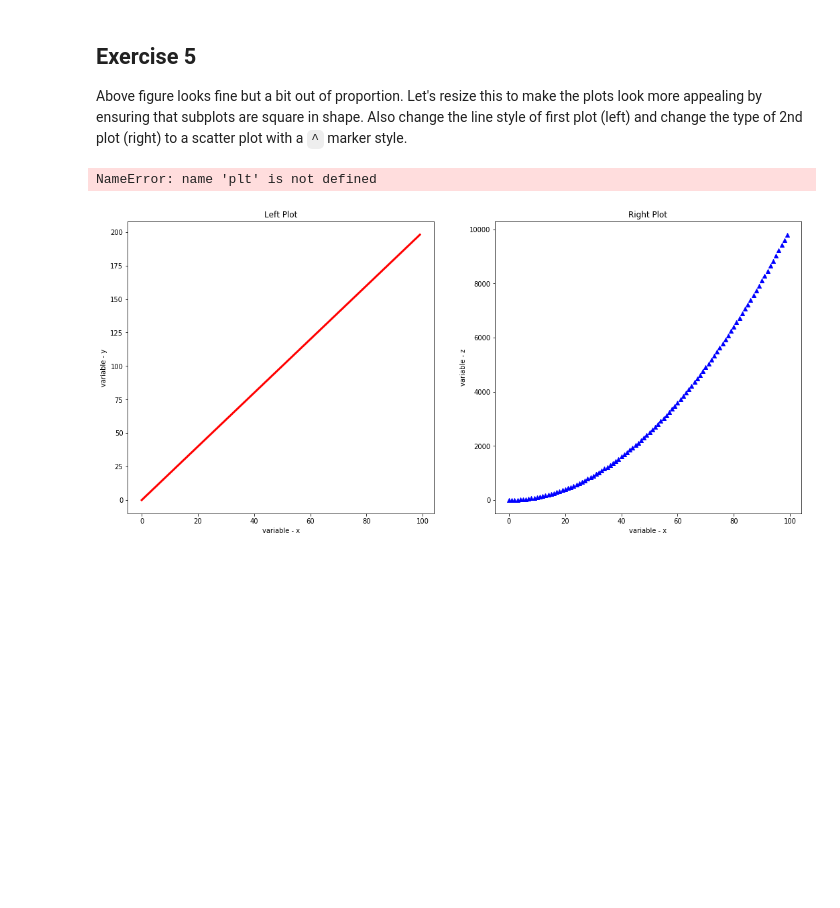
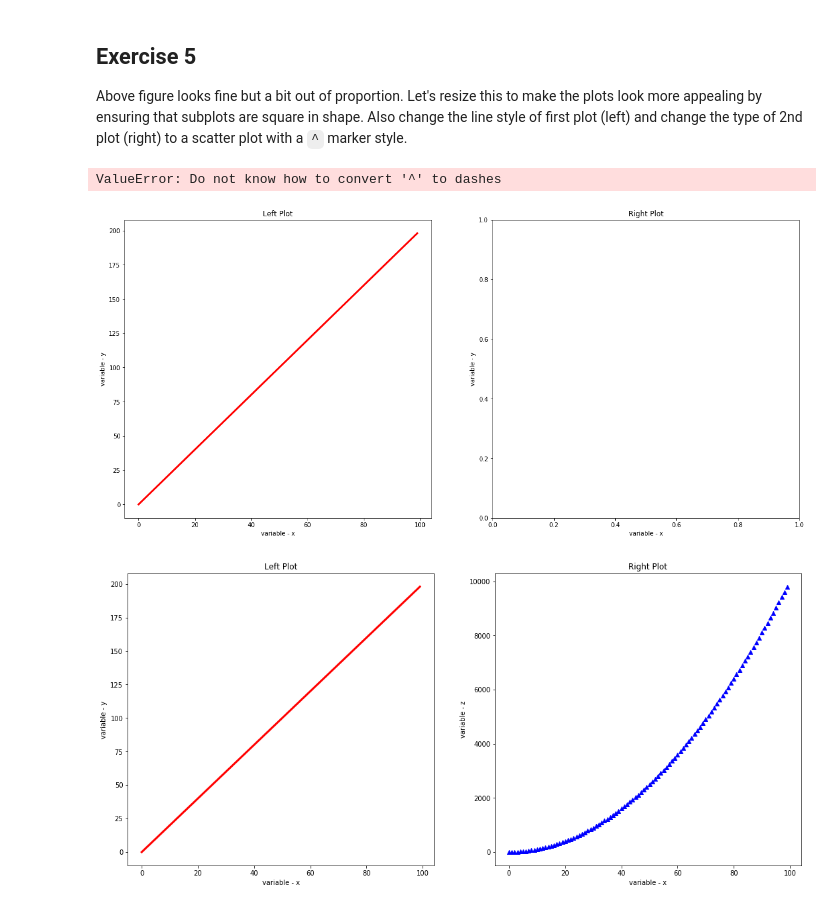
Before and after one commit to kevzha/ds-matplotlib-intro-lab-nyc-ds-career-012819, a Jupyter notebook: index.ipynb, the cells around one changed output. Saved outputs shown, nothing was run; the diff lists cells and outputs as text; code cells hidden in the pictures; blank space fills up the shorter version.

```diff
--- a/index.ipynb
+++ b/index.ipynb
@@ -154,24 +154,25 @@ Above figure looks fine but a bit out of proportion. Let's resize this to make t
 # %%
 fig = plt.figure(figsize=(20,20))
 
 
 ax1 = fig.add_subplot(221)
 ax1.set_title('Left Plot')
 ax1.set_xlabel('variable - x')
 ax1.set_ylabel('variable - y')
 ax1.plot(x,y, color='red', linewidth=3, linestyle = '-')
 
 
 
 
 ax2 = fig.add_subplot(222)
 ax2.set_title('Right Plot')
 ax2.set_xlabel('variable - x')
 ax2.set_ylabel('variable - y')
 #ax2.set_ylim(0, 10000)
-ax2.scatter(x,z, color='blue', linewidth=5, linestyle = '-.')
+ax2.scatter(x,z, color='blue', linewidth=5, linestyle = '^')
 # %% [output]
-NameError: name 'plt' is not defined
+ValueError: Do not know how to convert '^' to dashes
+[figure, added]
 # %%
 # %% [output]
 [figure]
```
